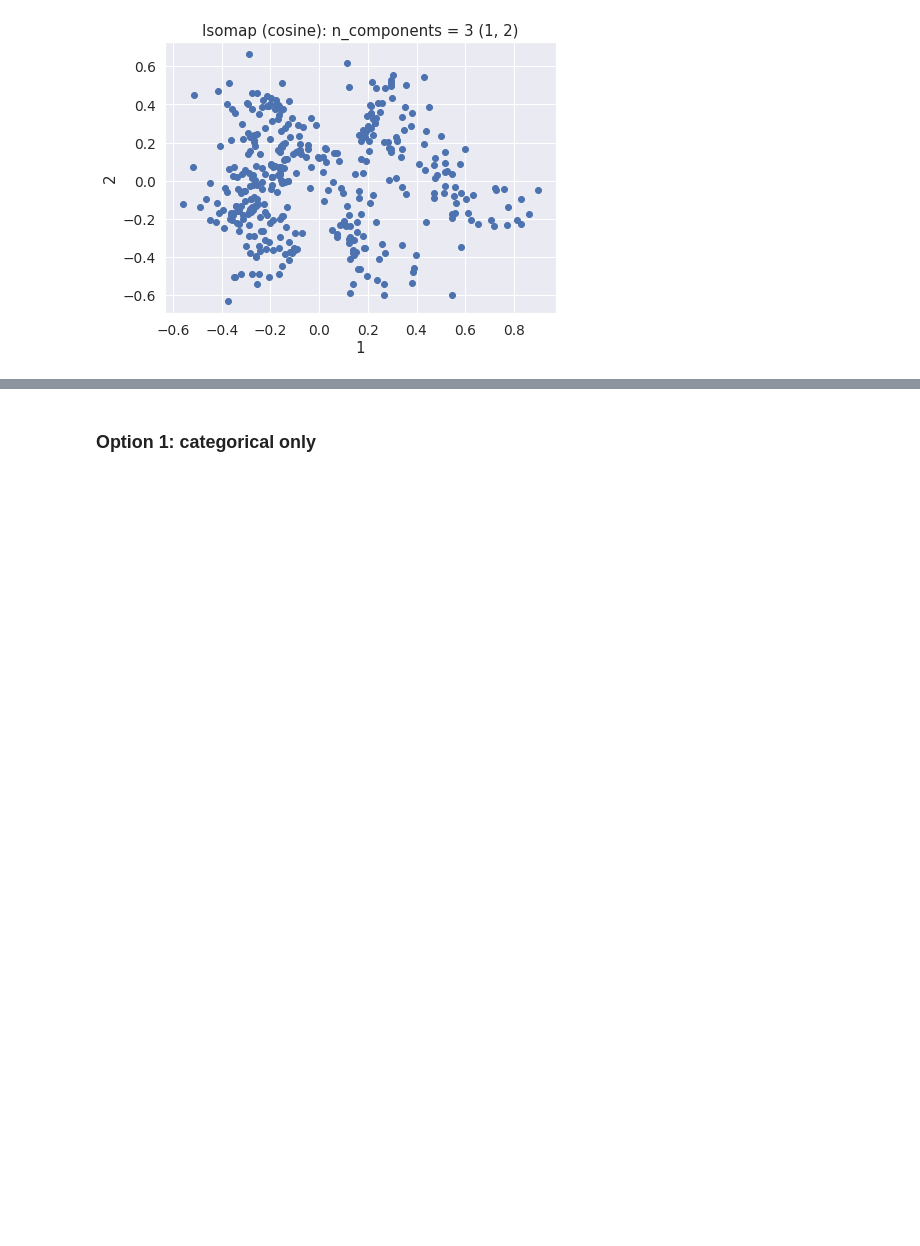
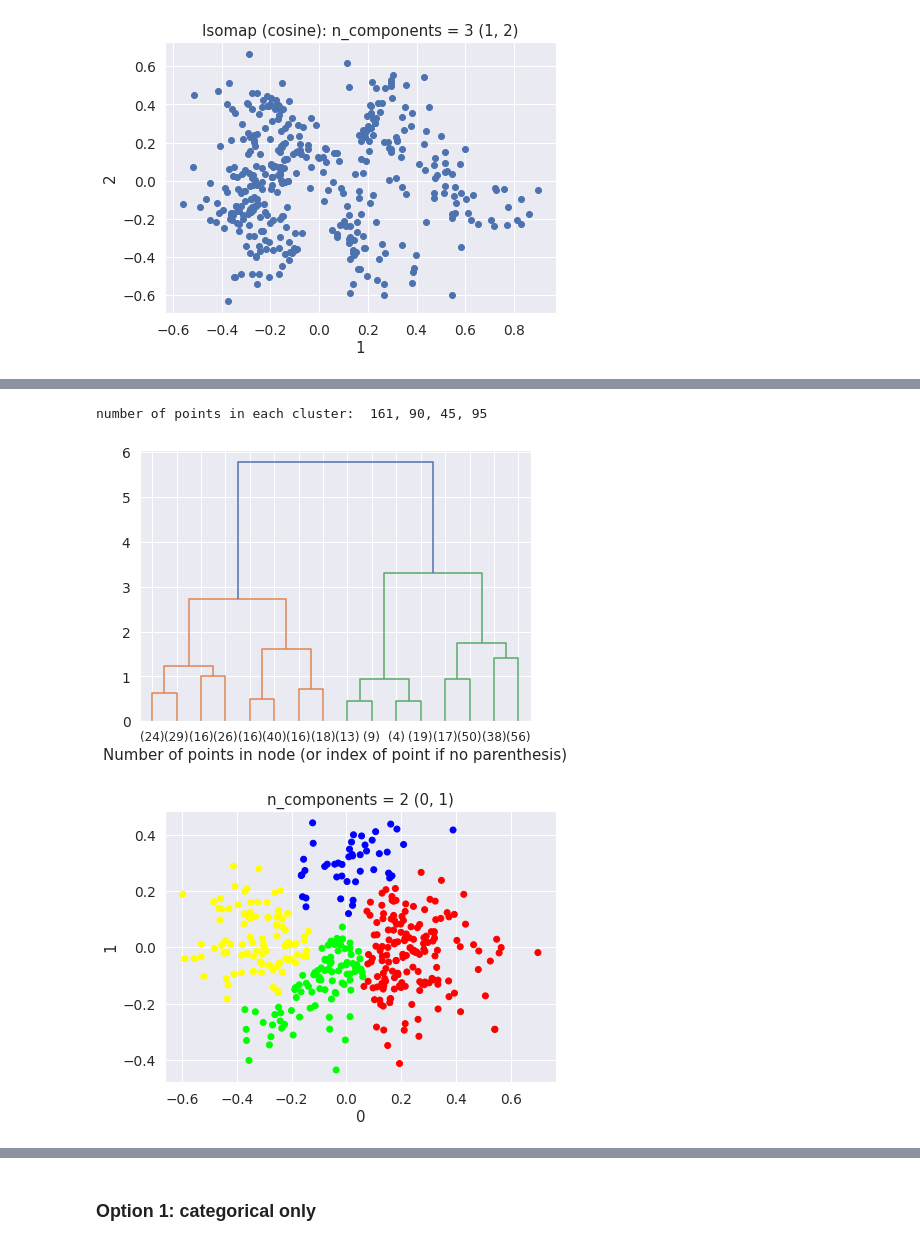
Before and after one commit to notchia/metagov, a Jupyter notebook: cryptopolitics_survey_analysis.ipynb, the cells around one changed output, grey strips where cells are left out. Cells and saved outputs as stored; diff of their text form; code cells hidden in the pictures; blank space fills up the shorter version.

```diff
--- a/cryptopolitics_survey_analysis.ipynb
+++ b/cryptopolitics_survey_analysis.ipynb
@@ -580,3 +648,10 @@ run_agglomerative_clustering(X_iso_mixed_3[0], 4)
 [figure]
 [figure]
 [figure]
+# %%
+# On 2D data, categorical - 4 clusters
+run_agglomerative_clustering(X_iso_allCat_3[0][:,:2], 4)
+# %% [output]
+number of points in each cluster:  161, 90, 45, 95
+[figure, added]
+[figure, added]
```
Also changed, not shown: parts of 23 cells of this notebook.
